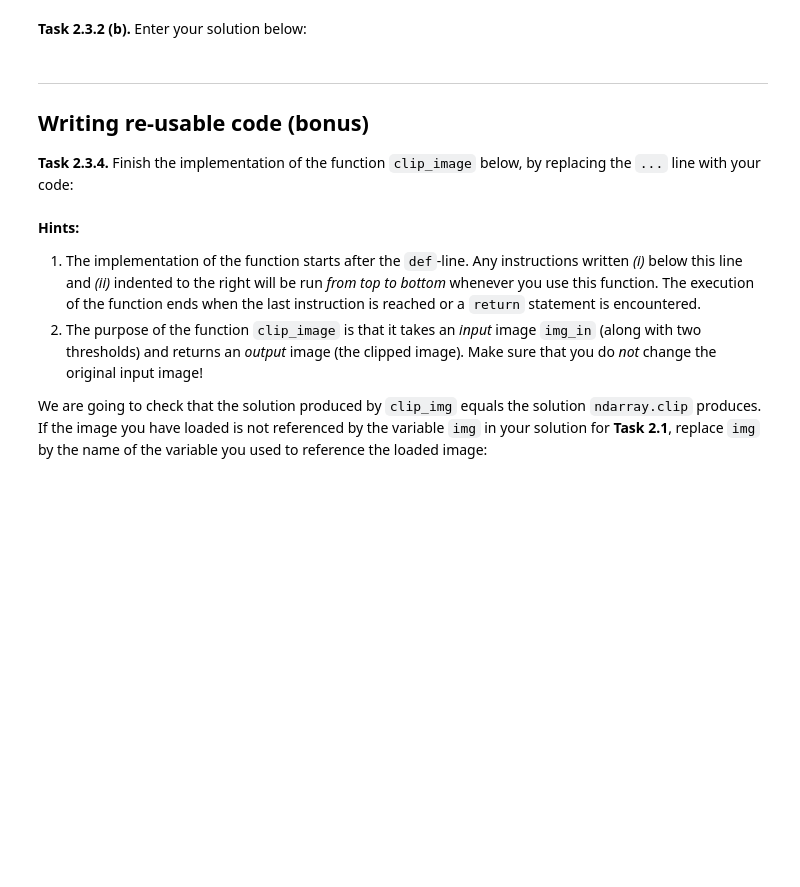
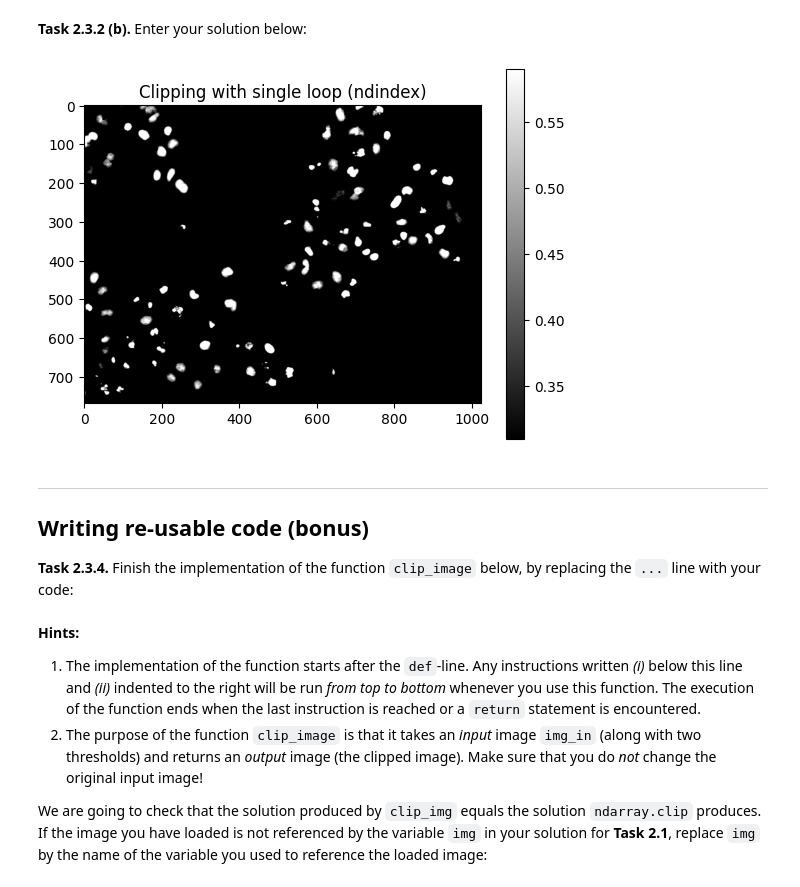
Before and after one commit to annacastillo889/mobi-fs3-python-1, a Jupyter notebook: task2.ipynb, the cells around one changed output. Cells and saved outputs as stored; diff of their text form; code cells hidden in the pictures; blank space fills up the shorter version.

```diff
--- a/task2.ipynb
+++ b/task2.ipynb
@@ -54,5 +86,26 @@ T2 = 0.59
 # %% [markdown]
 **<a id="#">Task 2.3.2 (b).</a>** Enter your solution below:
+# %%
+img_clip_ndindex = img.copy()
+
+for idx in np.ndindex(img.shape):
+    row = idx[0]
+    col = idx[1]
+
+    if img[row, col] < T1:
+        img_clip_ndindex[row, col] = T1
+    elif img[row, col] > T2:
+        img_clip_ndindex[row, col] = T2
+    else:
+        img_clip_ndindex[row, col] = img[row, col]
+
+plt.figure()
+plt.imshow(img_clip_ndindex, cmap='gray')
+plt.colorbar()
+plt.title("Clipping with single loop (ndindex)")
+plt.show()
+# %% [output]
+[figure, added]
 # %% [markdown]
 ---
 
```
Also changed, not shown: parts of 6 cells of this notebook.
